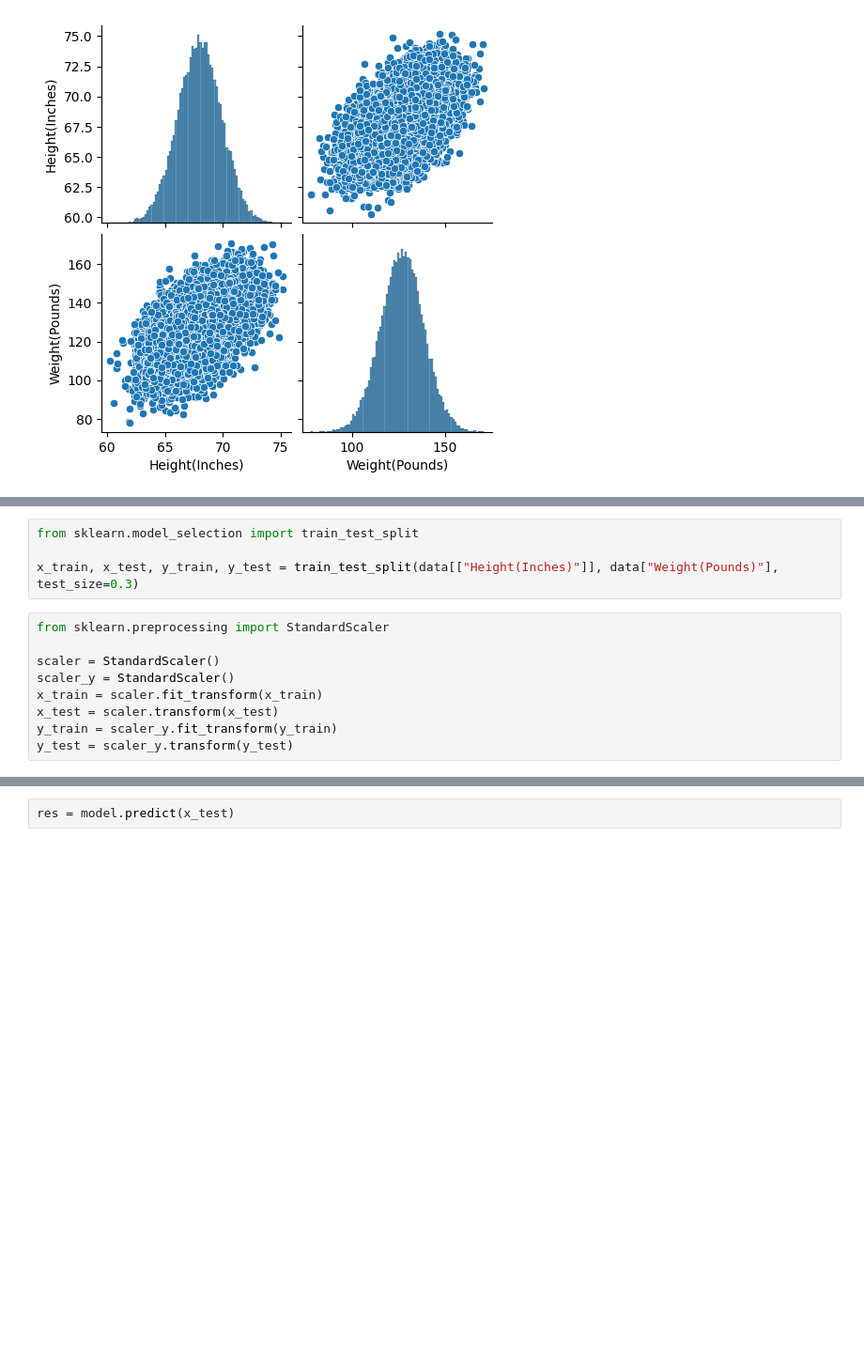
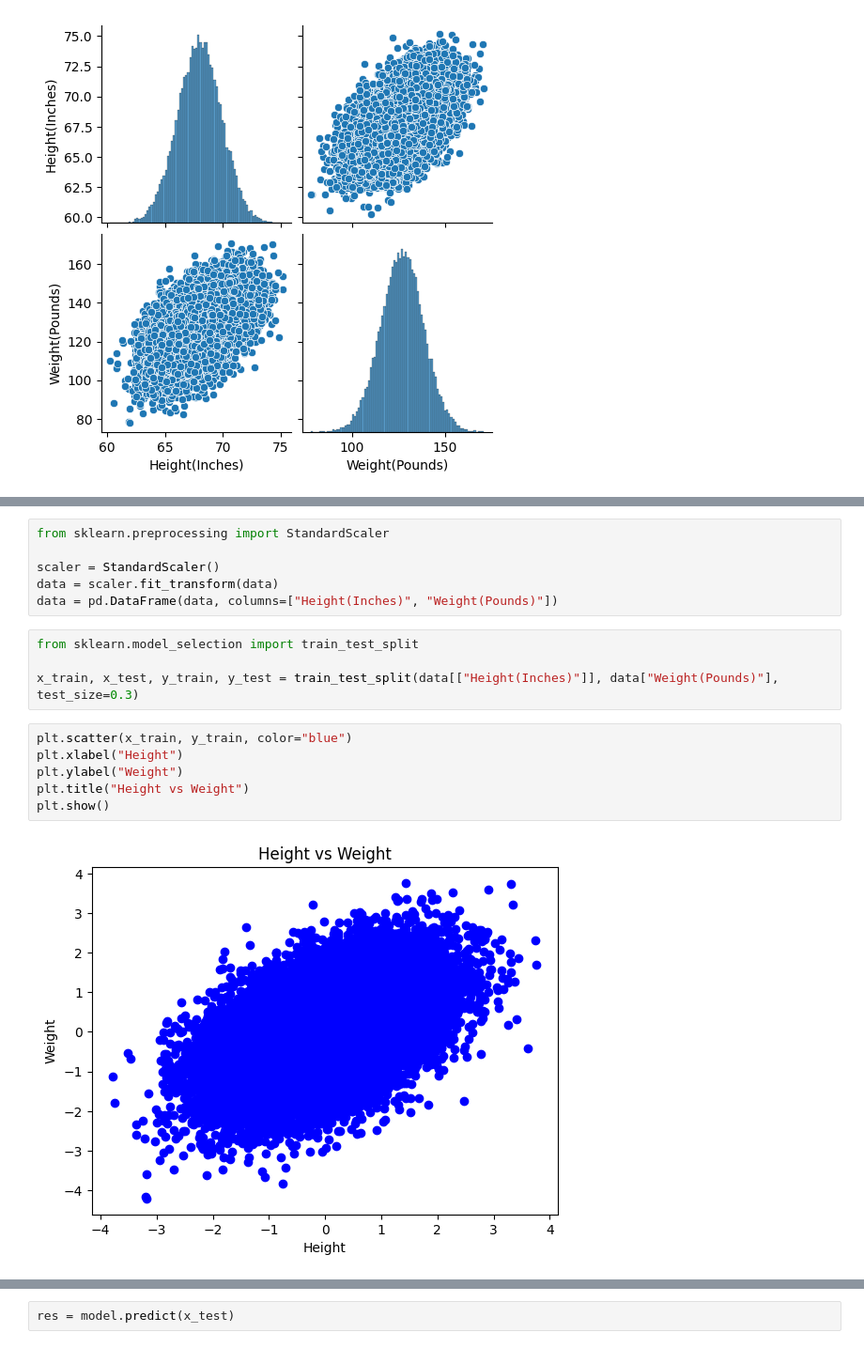
Before and after one commit to shubham25091998/machine_learning, a Jupyter notebook: LinearRegression.ipynb, the cells around one changed output, grey strips where cells are left out. Shown: that part at 94% size. Cells and saved outputs as stored; diff of their text form; blank space fills up the shorter version.

```diff
--- a/LinearRegression.ipynb
+++ b/LinearRegression.ipynb
@@ -63,16 +68,21 @@ plt.show()
+# %%
+from sklearn.preprocessing import StandardScaler
+
+scaler = StandardScaler()
+data = scaler.fit_transform(data)
+data = pd.DataFrame(data, columns=["Height(Inches)", "Weight(Pounds)"])
 # %%
 from sklearn.model_selection import train_test_split
 
 x_train, x_test, y_train, y_test = train_test_split(data[["Height(Inches)"]], data["Weight(Pounds)"], test_size=0.3)
-# %%
-from sklearn.preprocessing import StandardScaler
-
-scaler = StandardScaler()
-scaler_y = StandardScaler()
-x_train = scaler.fit_transform(x_train)
-x_test = scaler.transform(x_test)
-y_train = scaler_y.fit_transform(y_train)
-y_test = scaler_y.transform(y_test)
+# %%
+plt.scatter(x_train, y_train, color="blue")
+plt.xlabel("Height")
+plt.ylabel("Weight")
+plt.title("Height vs Weight")
+plt.show()
+# %% [output]
+[figure, added]
 # %%
 from sklearn.linear_model import LinearRegression
 
```
Also changed, not shown: parts of 13 cells of this notebook.
